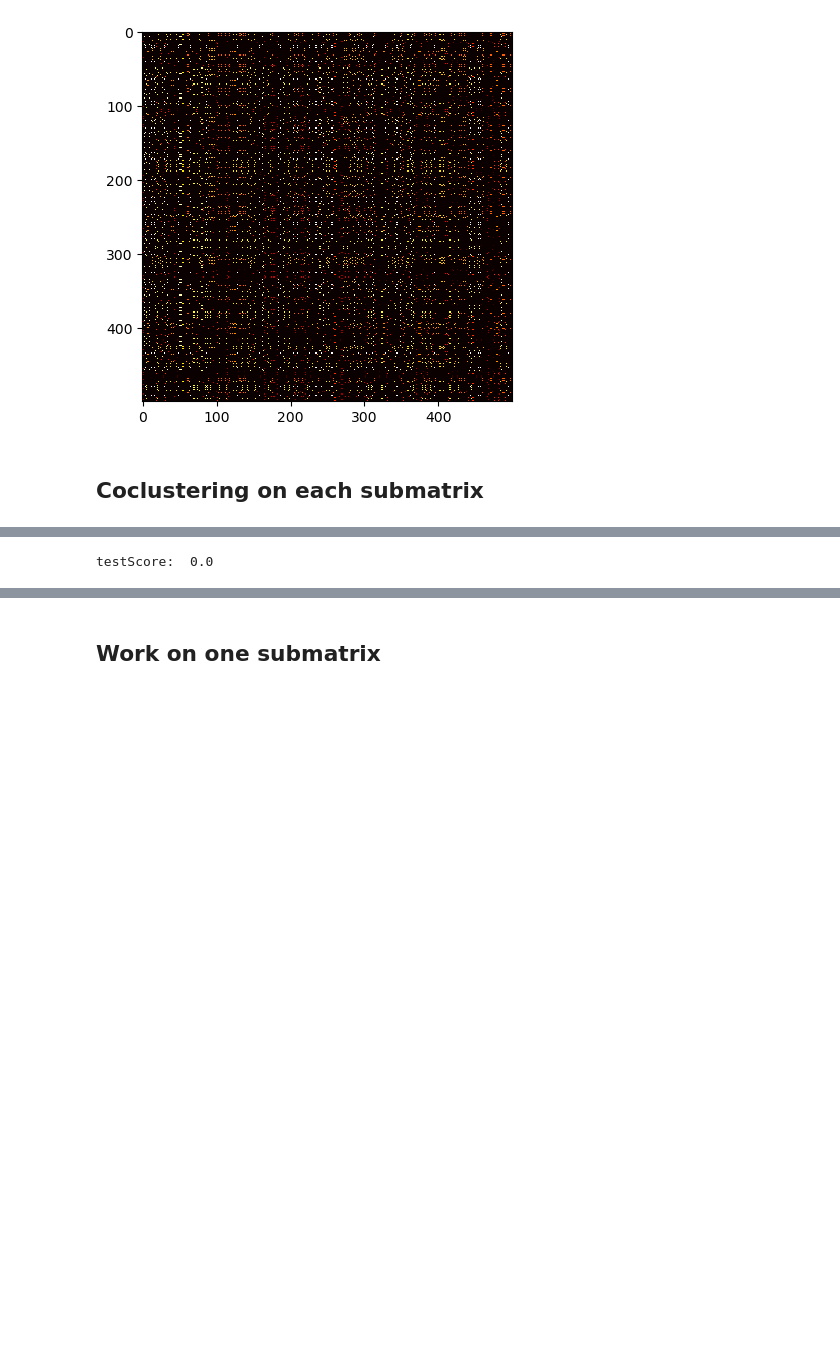
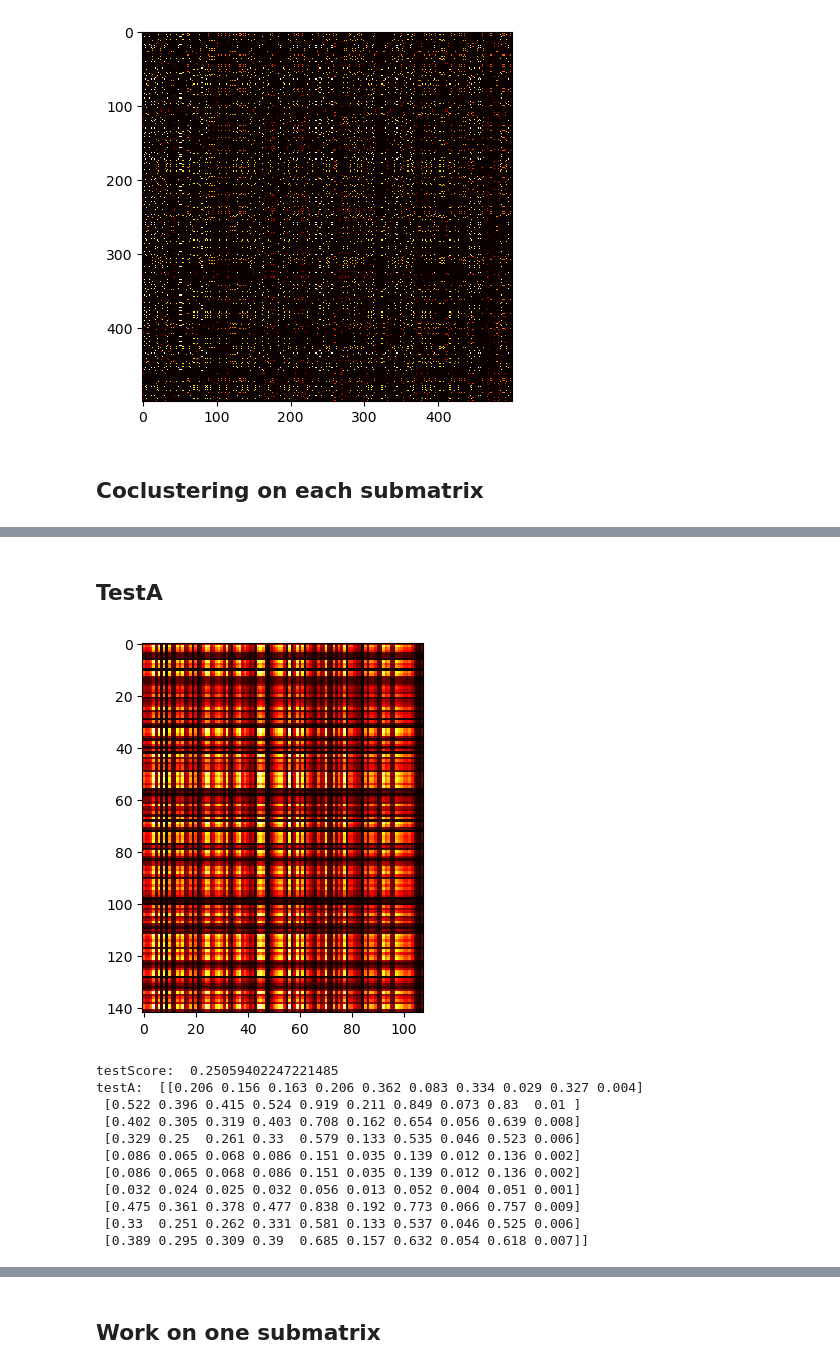
Before and after one commit to wzh4464/big_matrix_cocluster, a Jupyter notebook: main.ipynb, the cells around one changed output, grey strips where cells are left out. Cells and saved outputs as stored; diff of their text form; code cells hidden in the pictures; blank space fills up the shorter version.

```diff
--- a/main.ipynb
+++ b/main.ipynb
@@ -232,16 +300,33 @@ score:  0.0
+# %% [markdown]
+## TestA
 # %%
 # cluster1index = permx
 testA = A[0:n[0], 0:m[0]]
-
+plt.imshow(testA, cmap='hot', interpolation='nearest')
+plt.show()
 # testI is all true with shape (n[0],)
 # testJ is all true with shape (m[0],)
 testI = np.ones(n[0], dtype=bool)
 testJ = np.ones(m[0], dtype=bool)
 
 testScore = ccSVD.score(testA, testI, testJ)
 print('testScore: ', testScore)
+
+# print 10x10 of testA
+print('testA: ', testA[0:10, 0:10])
 # %% [output]
+[figure, added]
-testScore:  0.0
+testScore:  0.25059402247221485
+testA:  [[0.206 0.156 0.163 0.206 0.362 0.083 0.334 0.029 0.327 0.004]
+ [0.522 0.396 0.415 0.524 0.919 0.211 0.849 0.073 0.83  0.01 ]
+ [0.402 0.305 0.319 0.403 0.708 0.162 0.654 0.056 0.639 0.008]
+ [0.329 0.25  0.261 0.33  0.579 0.133 0.535 0.046 0.523 0.006]
+ [0.086 0.065 0.068 0.086 0.151 0.035 0.139 0.012 0.136 0.002]
+ [0.086 0.065 0.068 0.086 0.151 0.035 0.139 0.012 0.136 0.002]
+ [0.032 0.024 0.025 0.032 0.056 0.013 0.052 0.004 0.051 0.001]
+ [0.475 0.361 0.378 0.477 0.838 0.192 0.773 0.066 0.757 0.009]
+ [0.33  0.251 0.262 0.331 0.581 0.133 0.537 0.046 0.525 0.006]
+ [0.389 0.295 0.309 0.39  0.685 0.157 0.632 0.054 0.618 0.007]]
 # %%
 # m[0]
 # n[0]
```
Also changed, not shown: parts of 22 cells of this notebook, 3 other files.
